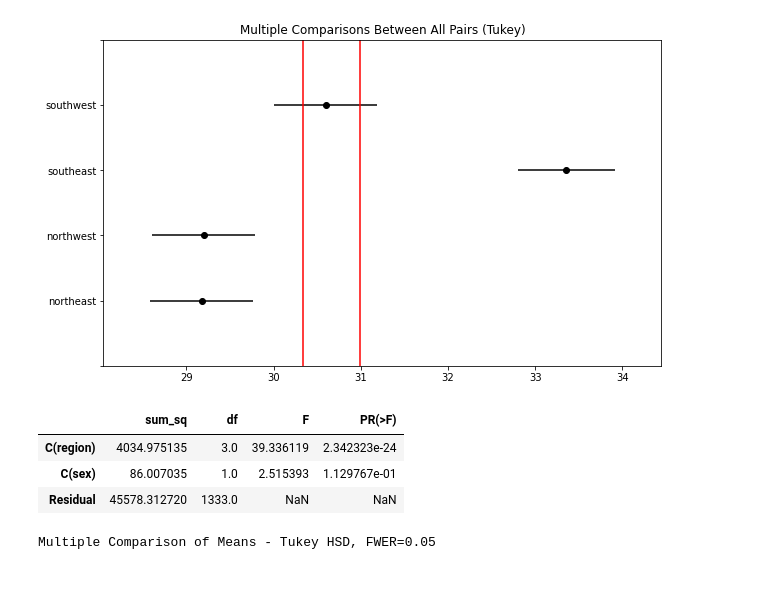
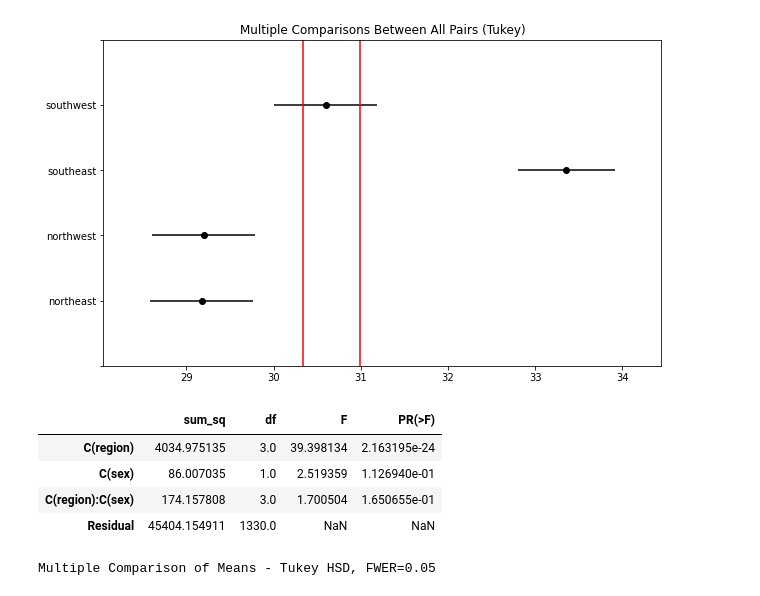
Before and after one commit to GeorgiiVoyakin/mirea-big-data, a Jupyter notebook: task-08/task-08.ipynb, the cells around one changed output. Cells and saved outputs as stored; diff of their text form; code cells hidden in the pictures.

```diff
--- a/task-08/task-08.ipynb
+++ b/task-08/task-08.ipynb
@@ -79,13 +79,14 @@ Multiple Comparison of Means - Tukey HSD, FWER=0.05
 | southeast | southwest | -2.7594 | 0.0 | -3.9079 | -1.6108 | True |
 [figure]
 # %%
-model2 = ols('bmi ~ C(region) + C(sex)', data=df).fit()
+model2 = ols('bmi ~ C(region) + C(sex) + C(region):C(sex)', data=df).fit()
 anova_lm(model2, typ=2)
 # %% [output]
 |  | sum_sq | df | F | PR(>F) |
-| C(region) | 4034.975135 | 3.0 | 39.336119 | 2.342323e-24 |
-| C(sex) | 86.007035 | 1.0 | 2.515393 | 1.129767e-01 |
-| Residual | 45578.312720 | 1333.0 | NaN | NaN |
+| C(region) | 4034.975135 | 3.0 | 39.398134 | 2.163195e-24 |
+| C(sex) | 86.007035 | 1.0 | 2.519359 | 1.126940e-01 |
+| C(region):C(sex) | 174.157808 | 3.0 | 1.700504 | 1.650655e-01 |
+| Residual | 45404.154911 | 1330.0 | NaN | NaN |
 # %%
 df['combination'] = df['region'] + ' / ' + df['sex']
 tukey2 = pairwise_tukeyhsd(endog=df['bmi'], groups=df['combination'], alpha=0.05)
```
